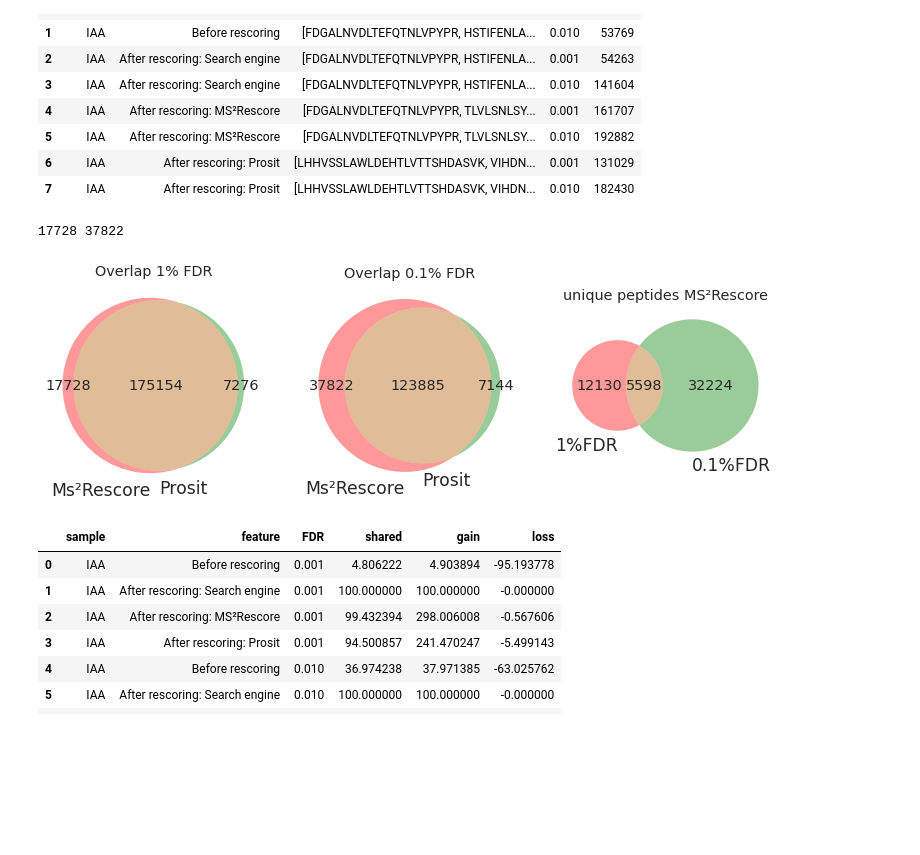
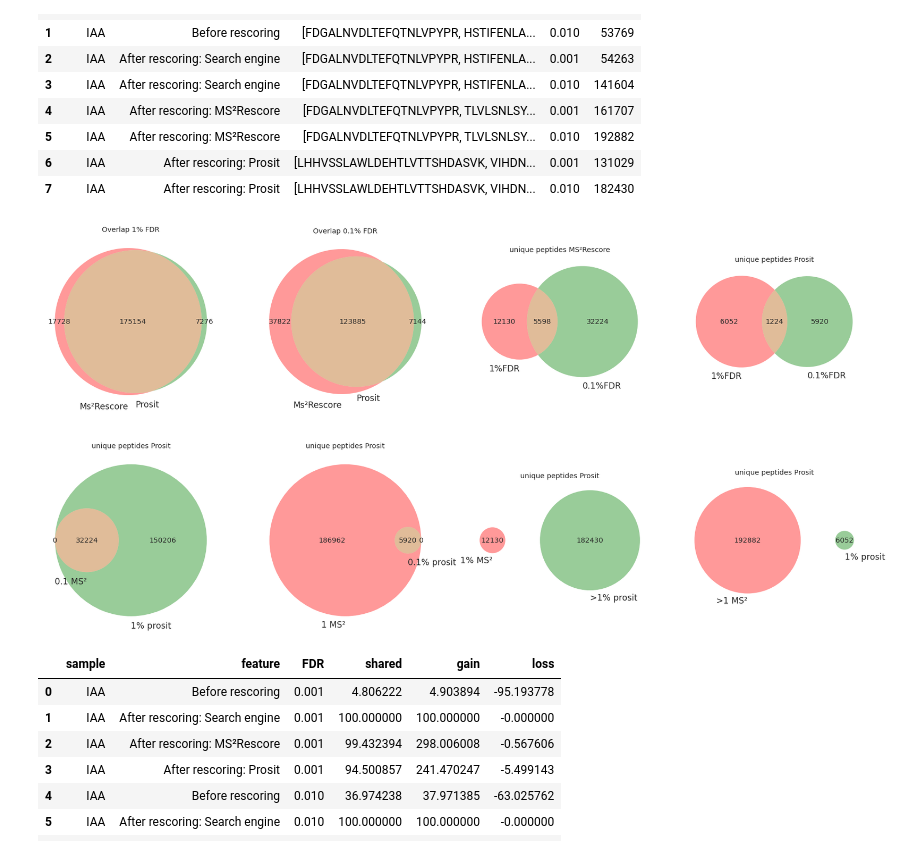
Before and after one commit to compomics/ms2rescore-immunopeptidomics-manuscript, a Jupyter notebook: notebooks/MS2rescore_output_analysis.ipynb, the cells around one changed output. Cells and saved outputs as stored; diff of their text form; code cells hidden in the pictures; blank space fills up the shorter version.

```diff
--- a/notebooks/MS2rescore_output_analysis.ipynb
+++ b/notebooks/MS2rescore_output_analysis.ipynb
@@ -223,31 +229,48 @@ plotting.RescoreRecord.unique_df
 # %%
 sns.set_style("whitegrid")
 
 
-fig = plt.Figure(figsize=(13,22))
-ax1 = fig.add_subplot(131)
+fig = plt.Figure(figsize=(30,15))
+ax1 = fig.add_subplot(241)
 upeps_ms2rescore_1 = set(plotting.RescoreRecord.unique_df.at[5, 'upeps'])
 upeps_prosit_1 = set(plotting.RescoreRecord.unique_df.at[7, 'upeps'])
 difference_1 = upeps_ms2rescore_1 - upeps_prosit_1
+difference_1_p = upeps_prosit_1 - upeps_ms2rescore_1
 venn2(subsets=[upeps_ms2rescore_1,upeps_prosit_1],set_labels=["Ms²Rescore", "Prosit"], ax=ax1)
 ax1.set_title("Overlap 1% FDR")
-ax2 = fig.add_subplot(132)
+ax2 = fig.add_subplot(242)
 upeps_ms2rescore_01 = set(plotting.RescoreRecord.unique_df.at[4, 'upeps'])
 upeps_prosit_01 = set(plotting.RescoreRecord.unique_df.at[6, 'upeps'])
 difference_01 = upeps_ms2rescore_01 - upeps_prosit_01
+difference_01_p = upeps_prosit_01 - upeps_ms2rescore_01
 venn2(subsets=[upeps_ms2rescore_01,upeps_prosit_01],set_labels=["Ms²Rescore", "Prosit"], ax=ax2)
 ax2.set_title("Overlap 0.1% FDR")
-ax3 = fig.add_subplot(133)
-
+ax3 = fig.add_subplot(243)
 venn2(subsets=[difference_1,difference_01],set_labels=["1%FDR", "0.1%FDR"], ax=ax3)
 ax3.set_title("unique peptides MS²Rescore")
-
-print(len(difference_1), len(difference_01))
+difference_010 = difference_01 - difference_1
+difference_10 = difference_1 - difference_01
+ax4 = fig.add_subplot(244)
+venn2(subsets=[difference_1_p,difference_01_p],set_labels=["1%FDR", "0.1%FDR"], ax=ax4)
+difference_010_p = difference_01_p - difference_1_p
+difference_10_p = difference_1_p - difference_01_p
+ax4.set_title("unique peptides Prosit")
+ax5 = fig.add_subplot(245)
+venn2(subsets=[difference_010,upeps_prosit_1],set_labels=["0.1 MS²", "1% prosit"], ax=ax5)
+ax5.set_title("unique peptides Prosit")
+ax6 = fig.add_subplot(246)
+venn2(subsets=[upeps_ms2rescore_1,difference_010_p],set_labels=["1 MS²", "0.1% prosit"], ax=ax6)
+ax6.set_title("unique peptides Prosit")
+ax7 = fig.add_subplot(247)
+venn2(subsets=[difference_10,upeps_prosit_1],set_labels=["1% MS²", ">1% prosit"], ax=ax7)
+ax7.set_title("unique peptides Prosit")
+ax8 = fig.add_subplot(248)
+venn2(subsets=[upeps_ms2rescore_1,difference_10_p],set_labels=[">1 MS²", "1% prosit"], ax=ax8)
+ax8.set_title("unique peptides Prosit")
 
 fig
 # %% [output]
-17728 37822
-[figure, old version]
+[figure, new version]
 # %%
 plotting.RescoreRecord.loss_gain_df
 # %% [output]
```
Also changed, not shown: parts of 1 cell of this notebook, 15 other files.
